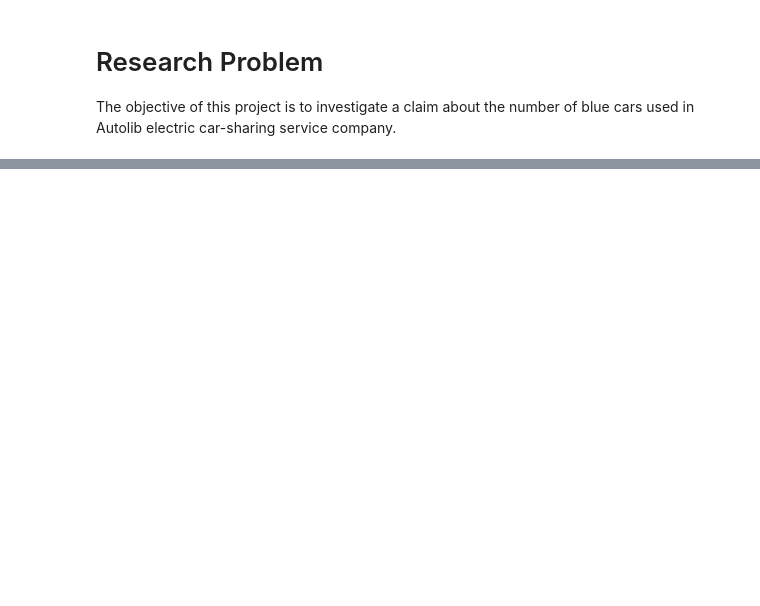
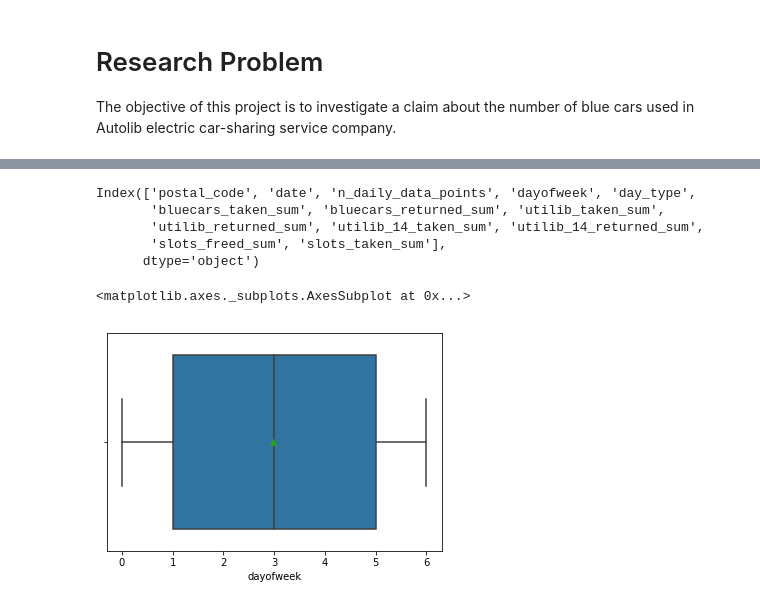
Before and after one commit to mwinzie/Autolib-Project-, a Jupyter notebook: Moringa_Data_Science_Core_W3_Independent_Project_Agnes_Mwinzi_DataScience.ipynb, the cells around one changed output, grey strips where cells are left out. Cells and saved outputs as stored; diff of their text form; code cells hidden in the pictures; blank space fills up the shorter version.

```diff
--- a/Moringa_Data_Science_Core_W3_Independent_Project_Agnes_Mwinzi_DataScience.ipynb
+++ b/Moringa_Data_Science_Core_W3_Independent_Project_Agnes_Mwinzi_DataScience.ipynb
@@ -23,0 +169,14 @@ auto.head()
+# %%
+auto.columns
+# %% [output]
+Index(['postal_code', 'date', 'n_daily_data_points', 'dayofweek', 'day_type',
+       'bluecars_taken_sum', 'bluecars_returned_sum', 'utilib_taken_sum',
+       'utilib_returned_sum', 'utilib_14_taken_sum', 'utilib_14_returned_sum',
+       'slots_freed_sum', 'slots_taken_sum'],
+      dtype='object')
+# %%
+sns.boxplot(auto['dayofweek'], showmeans = True)
+#the dayofweek column does not present any outliers
+# %% [output]
+<matplotlib.axes._subplots.AxesSubplot at 0x...>
+[figure, added]
```
Also changed, not shown: parts of 28 cells of this notebook.
